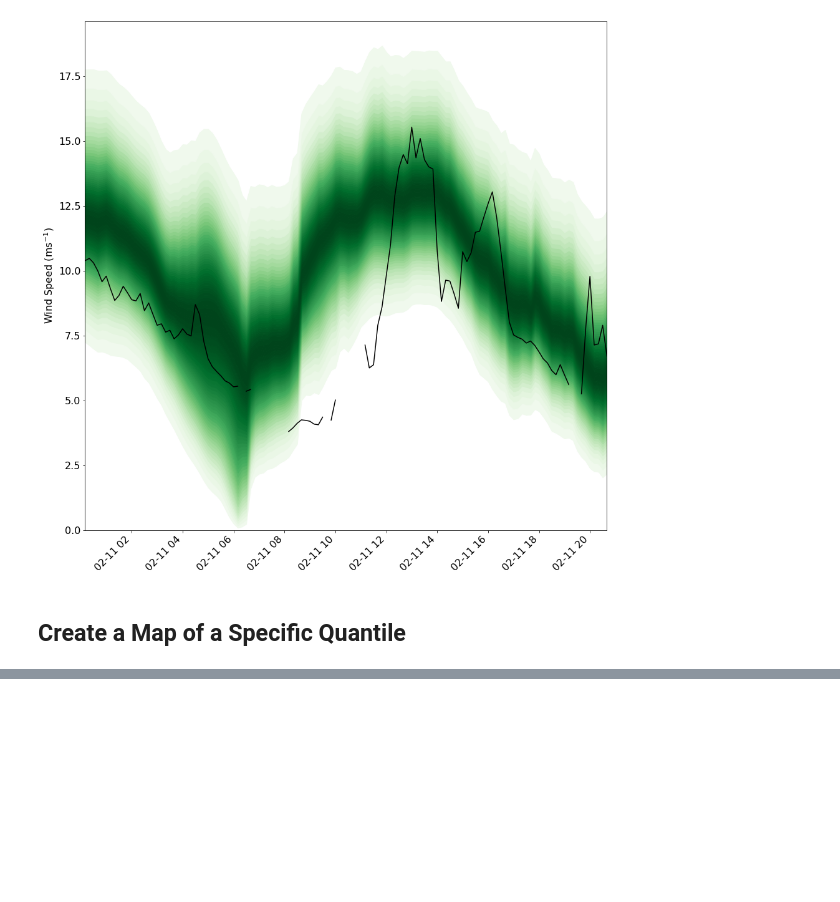
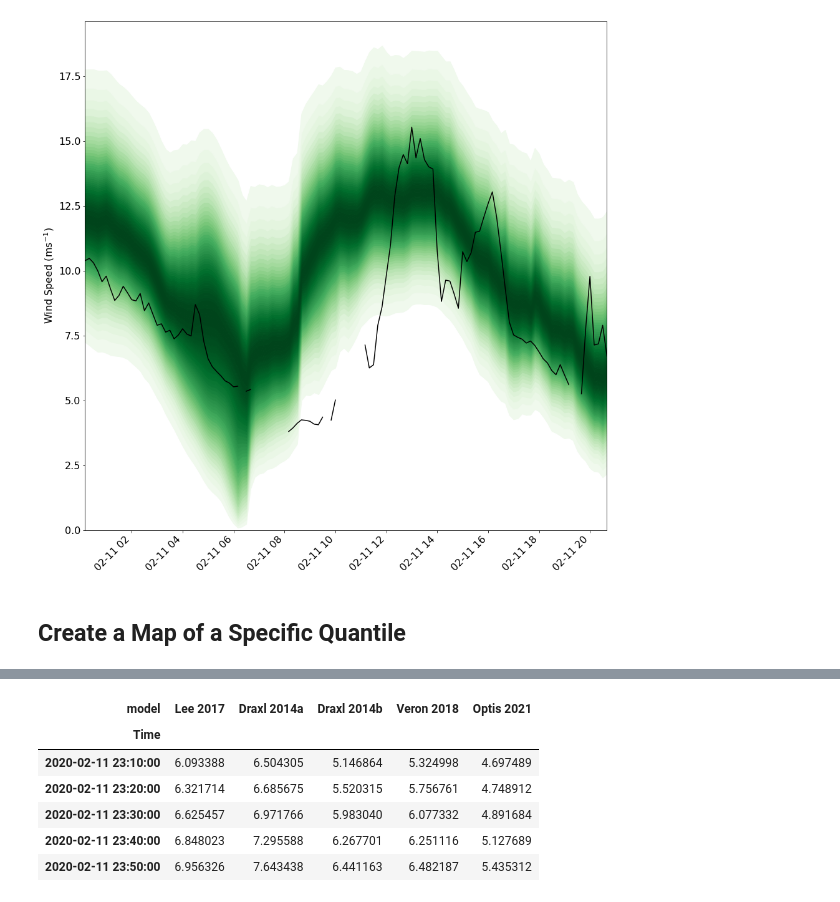
Before and after one commit to jeffreysward/enspp, a Jupyter notebook: enspp/BMA.ipynb, the cells around one changed output, grey strips where cells are left out. Cells and saved outputs as stored; diff of their text form; code cells hidden in the pictures; blank space fills up the shorter version.

```diff
--- a/enspp/BMA.ipynb
+++ b/enspp/BMA.ipynb
@@ -182,0 +207,13 @@ vis.fan(fx=fx, obs=obs_n_100, p1=None, p2=None, t_issue='02/11/2020', n_days=1,
+# %%
+# Select data for only one location
+ensda_slice = ensda.isel(south_north=0, west_east=0)
+ensdf_slice = ensda_slice.T.to_pandas()
+ensdf_slice.tail()
+# %% [output]
+| model | Lee 2017 | Draxl 2014a | Draxl 2014b | Veron 2018 | Optis 2021 |
+| Time |  |  |  |  |  |
+| 2020-02-11 23:10:00 | 6.093388 | 6.504305 | 5.146864 | 5.324998 | 4.697489 |
+| 2020-02-11 23:20:00 | 6.321714 | 6.685675 | 5.520315 | 5.756761 | 4.748912 |
+| 2020-02-11 23:30:00 | 6.625457 | 6.971766 | 5.983040 | 6.077332 | 4.891684 |
+| 2020-02-11 23:40:00 | 6.848023 | 7.295588 | 6.267701 | 6.251116 | 5.127689 |
+| 2020-02-11 23:50:00 | 6.956326 | 7.643438 | 6.441163 | 6.482187 | 5.435312 |
```
Also changed, not shown: parts of 17 cells of this notebook, 3 other files.
